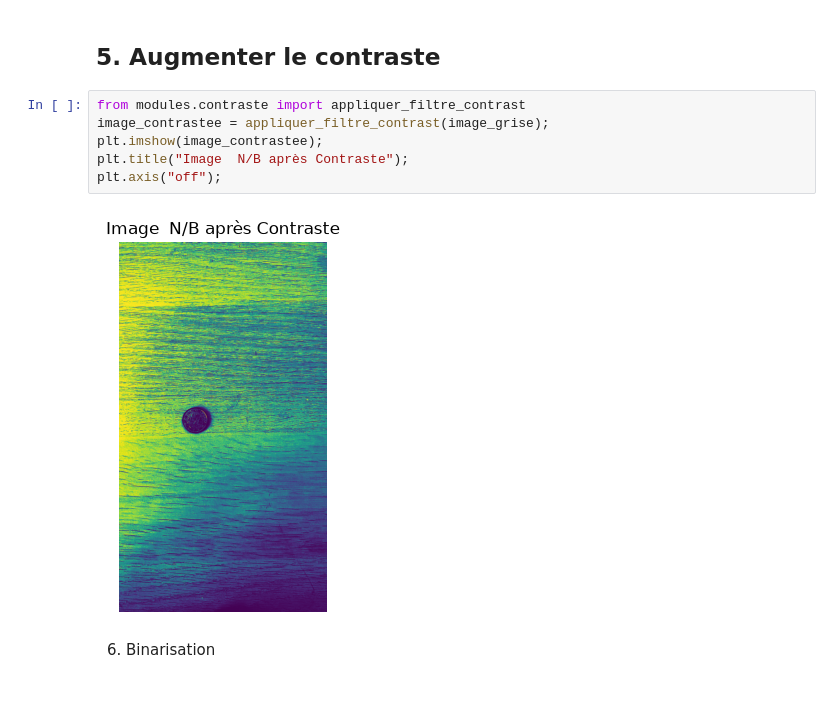
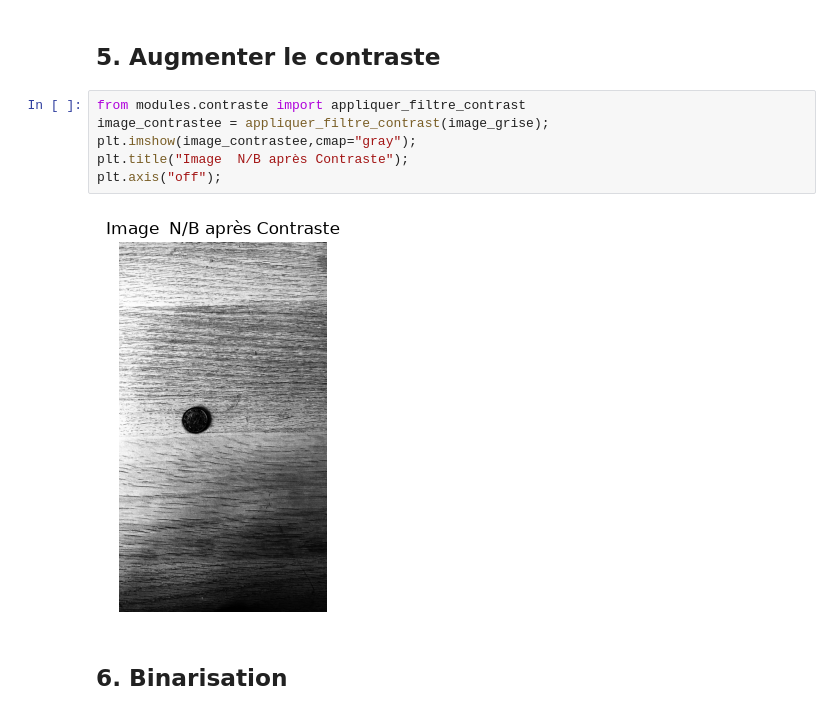
Before and after one commit to GraindeRiz/signaux_monnaie, a Jupyter notebook: main.ipynb, the cells around one changed output. Cells and saved outputs as stored; diff of their text form.

```diff
--- a/main.ipynb
+++ b/main.ipynb
@@ -64,10 +64,10 @@ plt.axis("off");
 # %%
 from modules.contraste import appliquer_filtre_contrast
 image_contrastee = appliquer_filtre_contrast(image_grise);
-plt.imshow(image_contrastee);
+plt.imshow(image_contrastee,cmap="gray");
 plt.title("Image  N/B après Contraste");
 plt.axis("off");
 # %% [output]
-[figure, old version]
+[figure, new version]
 # %% [markdown]
-6. Binarisation
+## 6. Binarisation
```
Also changed, not shown: parts of 3 cells of this notebook, 1 other file.
